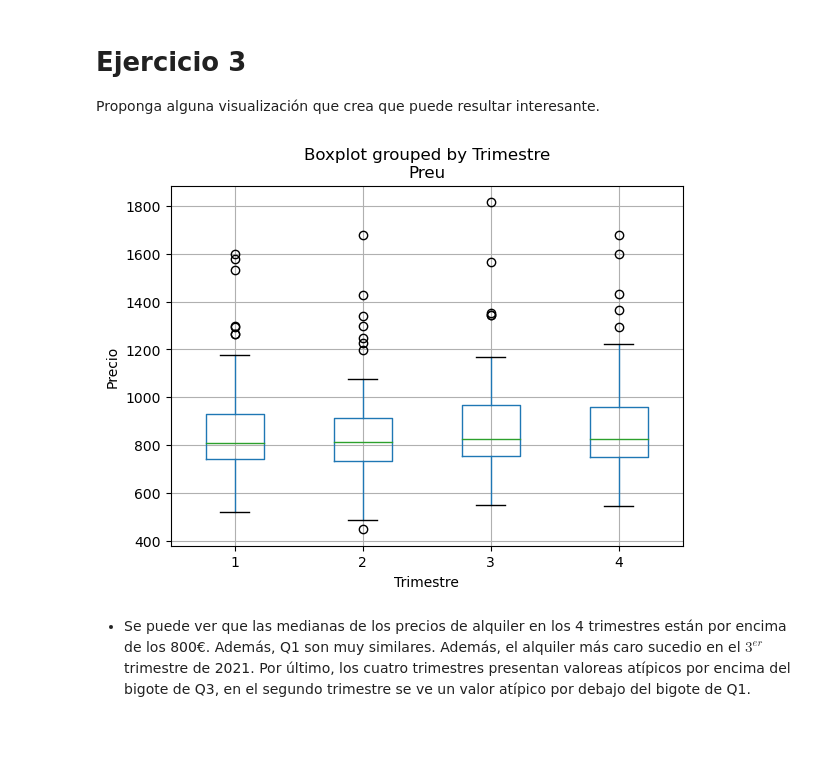
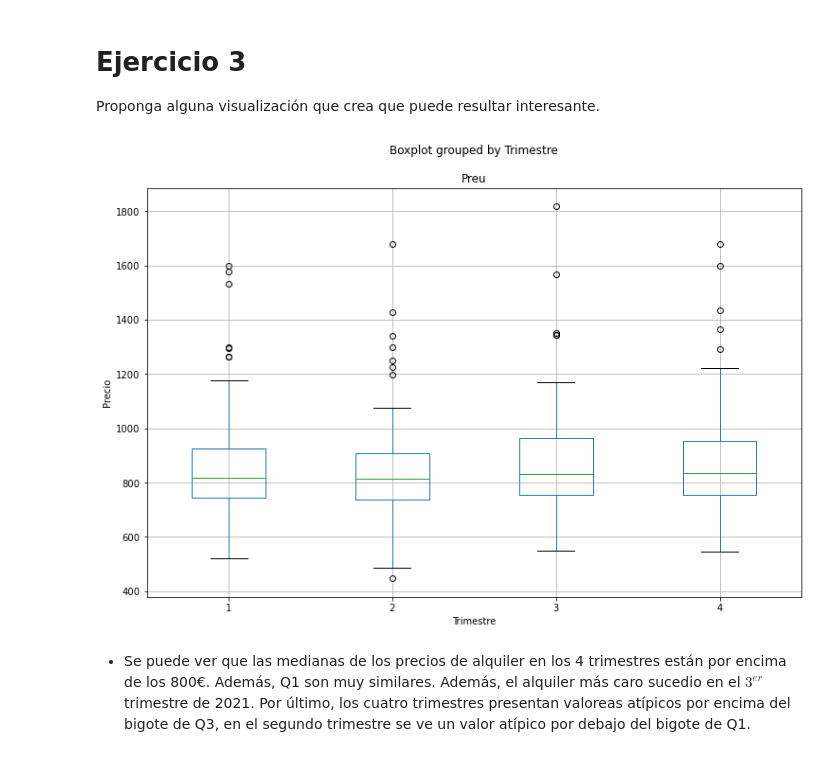
Before and after one commit to santi-gp/ItAcademyDS, a Jupyter notebook: sprint04/01-visualització_exploratòria/TascaM4_T01.ipynb, the cells around one changed output. Cells and saved outputs as stored; diff of their text form; code cells hidden in the pictures.

```diff
--- a/sprint04/01-visualització_exploratòria/TascaM4_T01.ipynb
+++ b/sprint04/01-visualització_exploratòria/TascaM4_T01.ipynb
@@ -87,0 +118,3 @@ df[['Preu']].head(3)
+# %%
+df.Preu=df['Preu'].fillna(df.Preu.mean())
+df.head()
@@ -216,9 +269,9 @@ Exporte los gráficos como imágenes o como HTML.
 # Ejercicio 3
 Proponga alguna visualización que crea que puede resultar interesante.
 # %%
-df.boxplot(by='Trimestre',column='Preu')
+df.boxplot(by='Trimestre',column='Preu',figsize=(12,8))
 plt.ylabel('Precio');
 # %% [output]
-[figure, old version]
+[figure, new version]
 # %% [markdown]
 * Se puede ver que las medianas de los precios de alquiler en los 4 trimestres están por encima de los 800€. Además, Q1 son muy similares. Además, el alquiler más caro sucedio en el $3^{er}$  trimestre de 2021. Por último, los cuatro trimestres presentan valoreas atípicos por encima del bigote de Q3, en el segundo trimestre se ve un valor atípico por debajo del bigote de Q1.
```
Also changed, not shown: parts of 29 cells of this notebook, 15 other files.
